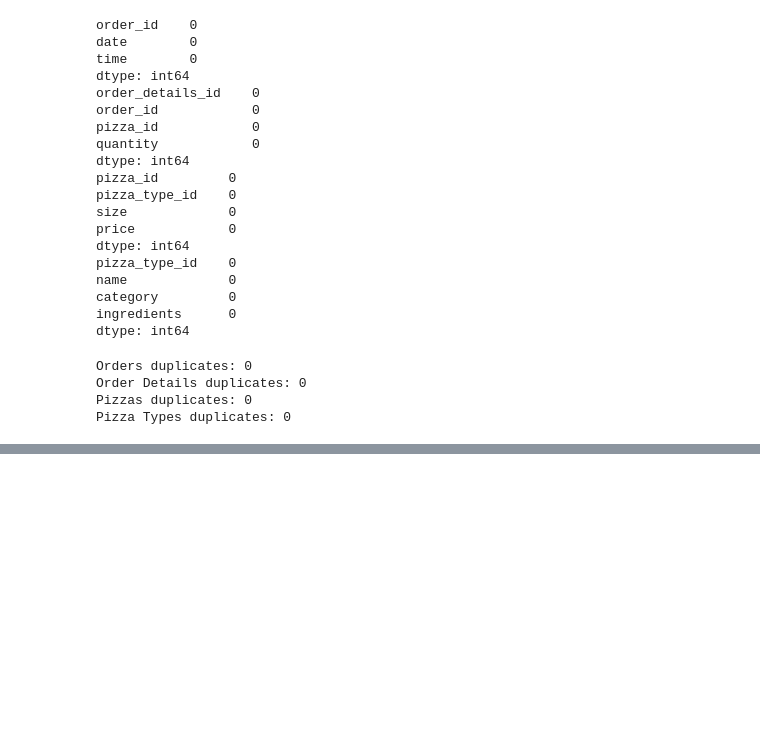
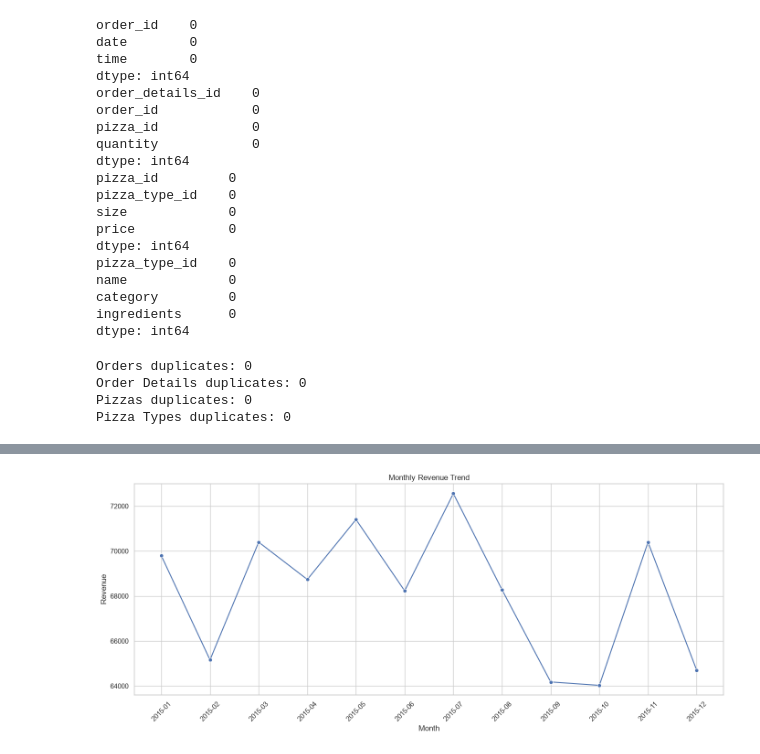
Before and after one commit to Harshdip05/pizza-sales-sql-analysis, a Jupyter notebook: python/pizza_sales_analysis.ipynb, the cells around one changed output, grey strips where cells are left out. Cells and saved outputs as stored; diff of their text form; code cells hidden in the pictures; blank space fills up the shorter version.

```diff
--- a/python/pizza_sales_analysis.ipynb
+++ b/python/pizza_sales_analysis.ipynb
@@ -116,0 +406,39 @@ Pizza Types duplicates: 0
+# %%
+# Monthly Revenue Analysis
+
+# First create a monthly DataFrame:
+
+monthly_revenue = (
+    sales_data
+    .groupby(
+        sales_data["order_date"].dt.to_period("M")
+    )["revenue"]
+    .sum()
+)
+
+# Convert the index:
+
+monthly_revenue.index = (
+    monthly_revenue.index.astype(str)
+)
+
+# Plot:
+
+plt.figure(figsize=(14, 6))
+
+sns.lineplot(
+    x=monthly_revenue.index,
+    y=monthly_revenue.values,
+    marker="o"
+)
+
+plt.title("Monthly Revenue Trend")
+plt.xlabel("Month")
+plt.ylabel("Revenue")
+
+plt.xticks(rotation=45)
+
+plt.tight_layout()
+plt.show()
+# %% [output]
+[figure, added]
```
Also changed, not shown: parts of 36 cells of this notebook.
